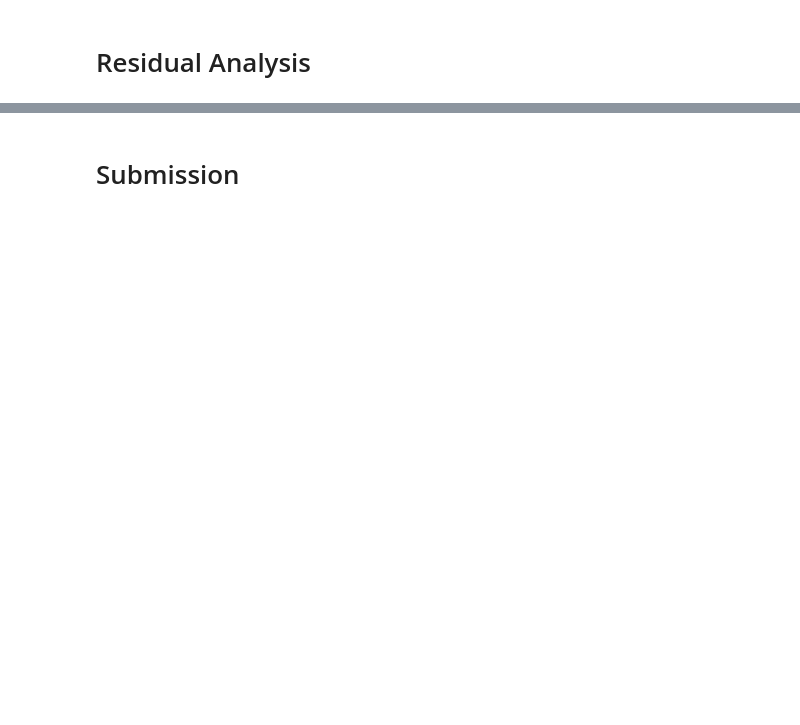
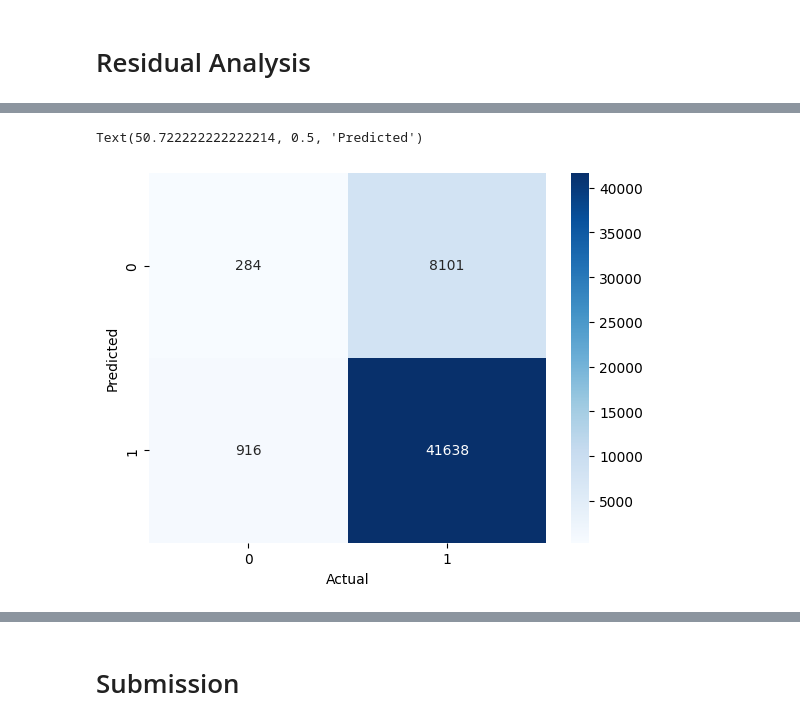
Before and after one commit to cmd-master/airline, a Jupyter notebook: airline-delays.ipynb, the cells around one changed output, grey strips where cells are left out. Drawn from its saved outputs; the diff is of its cells as text; code cells hidden in the pictures; blank space fills up the shorter version.

```diff
--- a/airline-delays.ipynb
+++ b/airline-delays.ipynb
@@ -483,0 +494,3 @@ scores
+# %%
+test['preds'] = model.predict(test_pp)
+train['preds'] = model.predict(train_pp)
@@ -483,0 +505,8 @@ scores
+# %%
+cm = confusion_matrix(train[target], train['preds'])
+sns.heatmap(cm, annot=True, fmt='d', cmap='Blues');
+plt.xlabel('Actual')
+plt.ylabel('Predicted')
+# %% [output]
+Text(50.722222222222214, 0.5, 'Predicted')
+[figure, added]
```
Also changed, not shown: parts of 26 cells of this notebook.
